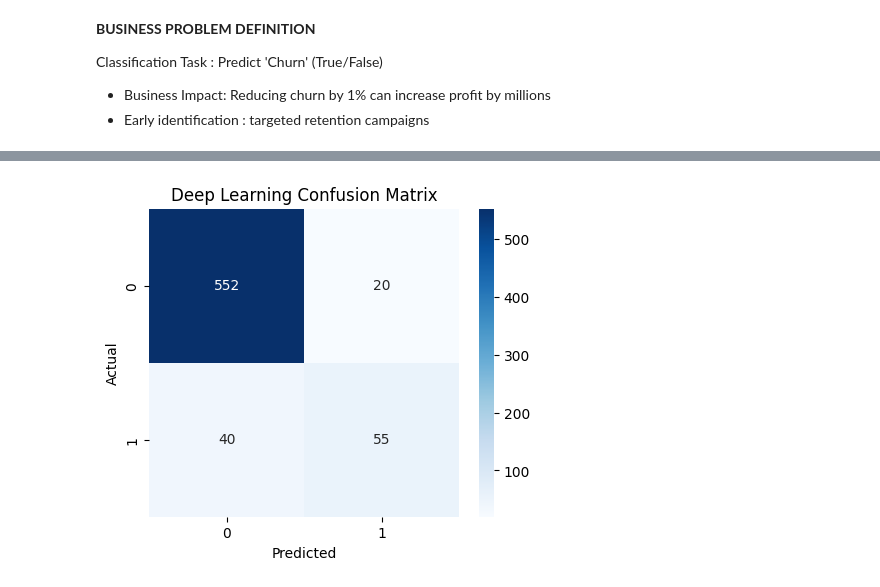
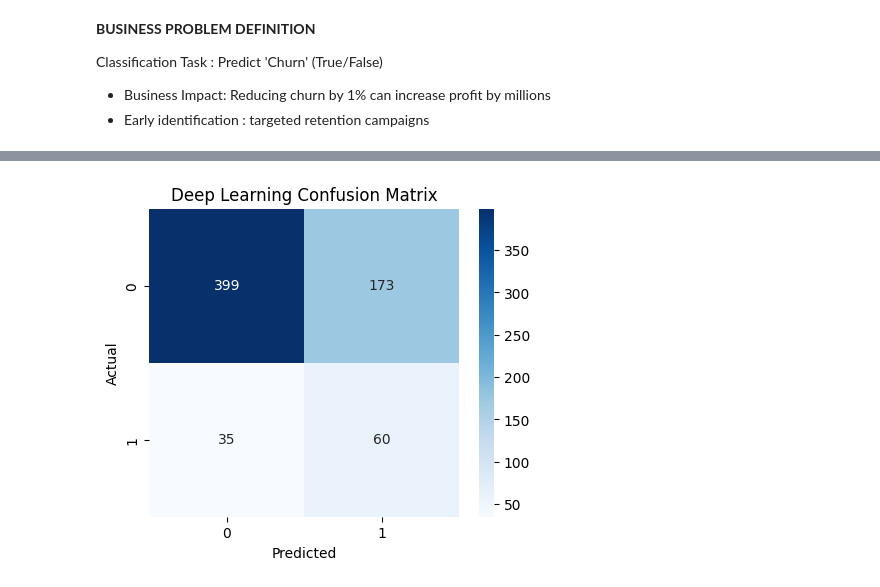
Before and after one commit to Andres-lng/ML-DL-FINALPROJECT, a Jupyter notebook: FinalProject_ANLT202.ipynb, the cells around one changed output, grey strips where cells are left out. Saved outputs shown, nothing was run; the diff lists cells and outputs as text; code cells hidden in the pictures.

```diff
--- a/FinalProject_ANLT202.ipynb
+++ b/FinalProject_ANLT202.ipynb
@@ -365,14 +372,27 @@ Pipeline(steps=[('prep',
 # %%
-#Deep Learning Model
+#Deep Learning Models
 import tensorflow as tf
 from tensorflow.keras import layers, models
+from tensorflow.keras.callbacks import EarlyStopping
+from sklearn.utils.class_weight import compute_class_weight
+from tensorflow.keras.models import Sequential
+from tensorflow.keras.layers import Dense, Dropout
 
 # Fit the preprocessor ONLY on training data, then transform both sets.
 X_train_dl = preprocessor.fit_transform(X_train)
 X_test_dl = preprocessor.transform(X_test)
 
-# Build a simple feedforward neural network
-model = models.Sequential([
+input_shape = X_train_dl.shape[1]
+
+# Calculate the inverse class frequency weights
+classes = np.unique(y_clf_train)
+class_weights_array = compute_class_weight(class_weight='balanced', classes=classes,  y=y_clf_train)
+
+# Convert to dictionary format required by Keras/TensorFlow
+class_weight_dict = dict(zip(classes, class_weights_array))
+
+# Build a simple feedforward neural network for Churn
+churn_dnn_model = models.Sequential([
     layers.Dense(128, activation='relu', input_shape=(X_train_dl.shape[1],)),
     layers.Dropout(0.3),
     layers.Dense(64, activation='relu'),
@@ -382,29 +402,67 @@ model = models.Sequential([
 ])
 
 # Compile the model
-model.compile(
+churn_dnn_model.compile(
     optimizer='adam',
     loss='binary_crossentropy',
     metrics=['accuracy']
 )
 
+# Monitor validation loss, and stop if no improvement for 10 epochs.
+early_stopping = EarlyStopping(
+    monitor='val_loss',
+    patience=10,
+    restore_best_weights=True,
+    verbose=1 # Show when training stops
+)
+
 # Train the model
-history = model.fit(
+# Increased verbosity to monitor training
+history = churn_dnn_model.fit(
     X_train_dl, y_clf_train,
-    validation_split=0.2,
-    epochs=100,
+    validation_data=(X_test_dl, y_clf_test),
+    epochs=25,
     batch_size=32,
-    verbose=0
+    verbose=1,
+    class_weight=class_weight_dict,
+    callbacks=[early_stopping]
 )
 
 # Convert probability outputs into class labels (0 or 1)
-dl_pred = (model.predict(X_test_dl) > 0.5).astype(int).flatten()
+dl_pred_prob = churn_dnn_model.predict(X_test_dl).flatten()
+dl_pred = (dl_pred_prob > 0.3).astype(int)
 
 # Evaluate and plot confusion matrix
 print_scores("Deep Learning Churn Model", y_clf_test, dl_pred)
 plot_cm(y_clf_test, dl_pred, "Deep Learning Confusion Matrix")
 
-# Regression Final
-final_reg_pred = final_reg_pipeline.predict(X_test)
-print_regression_report("Final Random Forest Regressor", y_reg_test, final_reg_pred)
+# Define the Keras model architecture for CLV
+def create_dnn_model(input_shape):
+    model = Sequential([
+        Dense(128, activation='relu', input_shape=[input_shape]),
+        Dropout(0.2),
+        Dense(64, activation='relu'),
+        Dense(32, activation='relu'),
+        Dense(1) # Output layer for regression
+    ])
+    model.compile(optimizer='adam',
+                  loss='mse', # Mean Squared Error
+                  metrics=['mae'])
+    return model
+
+clv_dnn_model = create_dnn_model(input_shape)
+
+# Train the model
+history2 = clv_dnn_model.fit(
+    X_train_dl, y_reg_train,
+    epochs=100,
+    batch_size=32,
+    verbose=1,
+    validation_data=(X_test_dl, y_reg_test),
+    callbacks=[early_stopping]
+)
+
+# Evaluate the model
+y_pred_dnn = clv_dnn_model.predict(X_test_dl).flatten()
+print_regression_report("Deep Learning CLV Model", y_reg_test, y_pred_dnn)
 # %% [output]
@@ -418 +486 @@ F1 Score: 0.6470588235294118
-[figure, old version]
+[figure, new version]
```
Also changed, not shown: parts of 7 cells of this notebook.
